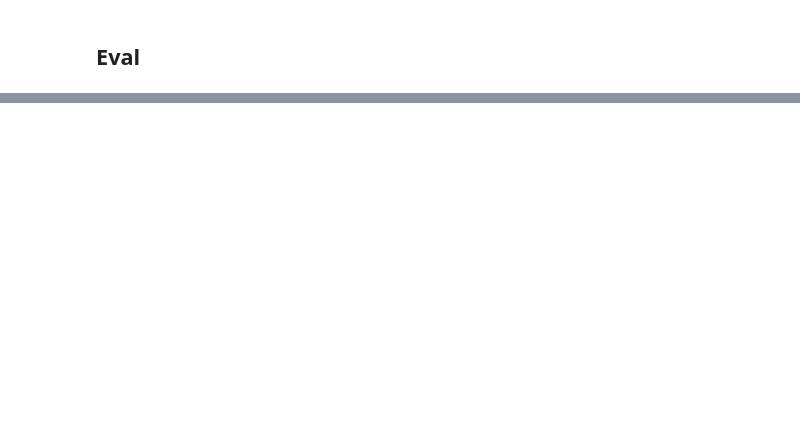
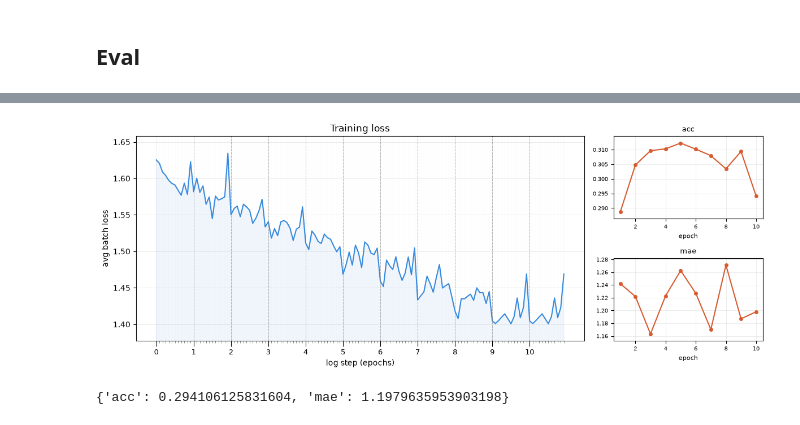
Before and after one commit to TerbiumTB/BilingulalTest, a Jupyter notebook: lemma_level_lang/training.ipynb, the cells around one changed output, grey strips where cells are left out. Saved outputs shown, nothing was run; the diff lists cells and outputs as text; code cells hidden in the pictures; blank space fills up the shorter version.

```diff
--- a/lemma_level_lang/training.ipynb
+++ b/lemma_level_lang/training.ipynb
@@ -270,0 +279,53 @@ generate_word(model, "C2", "RU", tokenizer, device, max_len=MAX_LEN, do_sample=T
+# %%
+from utils.complexity_clf import ComplexityDataset
+
+clf_train_set = ComplexityDataset(train[["Lemma", "Level"]], tokenizer, max_len=MAX_LEN)
+clf_test_set = ComplexityDataset(test[["Lemma", "Level"]], tokenizer, max_len=MAX_LEN)
+
+clf_train_loader = DataLoader(clf_train_set, batch_size=64, drop_last=True, shuffle=True)
+clf_test_loader = DataLoader(clf_test_set, batch_size=64, drop_last=False, shuffle=False)
+# %%
+from utils.complexity_clf import WordComplexityClassifier
+from utils.trainer import ClassifierTrainer
+from utils.metrics import ClassificationAccuracy, OrdinalMAE
+
+CLF_NAME = "ComplexityClf"
+
+clf = WordComplexityClassifier(
+    vocab_size=vocab_size,
+    d_model=128,
+    nhead=4,
+    num_layers=2,
+    dim_feedforward=512,
+    num_levels=NUM_LEVELS,
+    max_positions=MAX_LEN,
+    pad_idx=PAD_IDX,
+    dropout=0.2,
+).to(device)
+
+print(f"Trainable params: {n_params(clf):,}")
+
+clf_chkpter = CheckPointer(clf, get_path(CLF_NAME))
+clf_logger = PlotLogger(log_every_n_step=50)
+clf_trainer = ClassifierTrainer(clf, clf_logger, device, clf_chkpter)
+
+clf_train_params = {
+    'criterion': nn.CrossEntropyLoss(),
+    'opt': optim.AdamW(clf.parameters(), lr=3e-4),
+}
+
+clf_val_params = {
+    'metrics': {
+        'acc': ClassificationAccuracy(NUM_LEVELS),
+        'mae': OrdinalMAE(),
+    },
+}
+
+clf = clf_trainer.fit(clf_train_loader, clf_train_params, clf_test_loader, clf_val_params, epochs=10)
+# %% [output]
+[figure, added]
+# %%
+clf_test_scores = clf_trainer.test(clf_test_loader, clf_val_params['metrics'])
+clf_test_scores
+# %% [output]
+{'acc': 0.294106125831604, 'mae': 1.1979635953903198}
```
Also changed, not shown: parts of 10 cells of this notebook, 3 other files.
